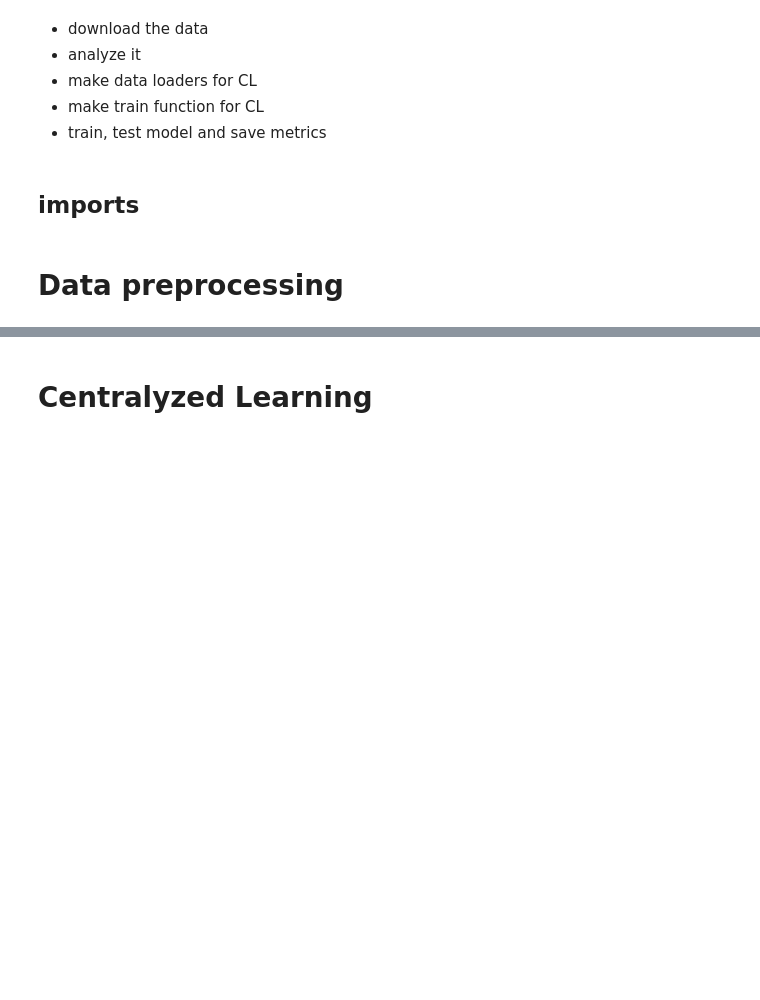
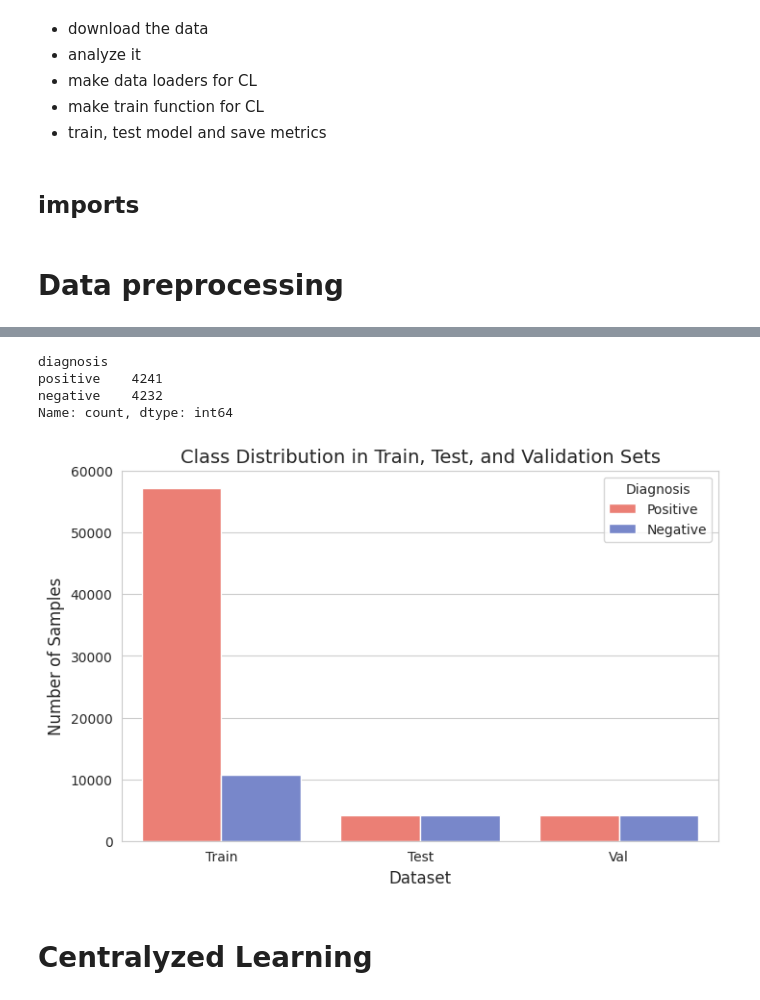
Before and after one commit to ilyarekun/bc_project, a Jupyter notebook: scripts/main.ipynb, the cells around one changed output, grey strips where cells are left out. Cells and saved outputs as stored; diff of their text form; code cells hidden in the pictures; blank space fills up the shorter version.

```diff
--- a/scripts/main.ipynb
+++ b/scripts/main.ipynb
@@ -56,3 +186,39 @@ print(os.system("pwd"))
+# %%
+val_df.diagnosis.value_counts()
+# %% [output]
+diagnosis
+positive    4241
+negative    4232
+Name: count, dtype: int64
+# %%
+import matplotlib.pyplot as plt
+import seaborn as sns
+import pandas as pd
+
+# Данные
+data = {
+    "Dataset": ["Train", "Train", "Test", "Test", "Val", "Val"],
+    "Diagnosis": ["Positive", "Negative", "Positive", "Negative", "Positive", "Negative"],
+    "Count": [57199, 10664, 4241, 4241, 4241, 4232]
+}
+
+df = pd.DataFrame(data)
+
+# Настройка стиля
+sns.set_style("whitegrid")
+plt.figure(figsize=(8, 5))
+
+# График
+ax = sns.barplot(x="Dataset", y="Count", hue="Diagnosis", data=df, palette=["#FF6F61", "#6B7FD7"])
+
+# Заголовок и подписи
+plt.title("Class Distribution in Train, Test, and Validation Sets", fontsize=14)
+plt.xlabel("Dataset", fontsize=12)
+plt.ylabel("Number of Samples", fontsize=12)
+plt.legend(title="Diagnosis")
+plt.show()
+# %% [output]
+[figure, added]
 # %%
 def data_loaders_centralyzed():
     os.chdir(os.path.expanduser("~ir739wb/ilyarekun/bc_project/01data/9"))
```
Also changed, not shown: parts of 13 cells of this notebook.
